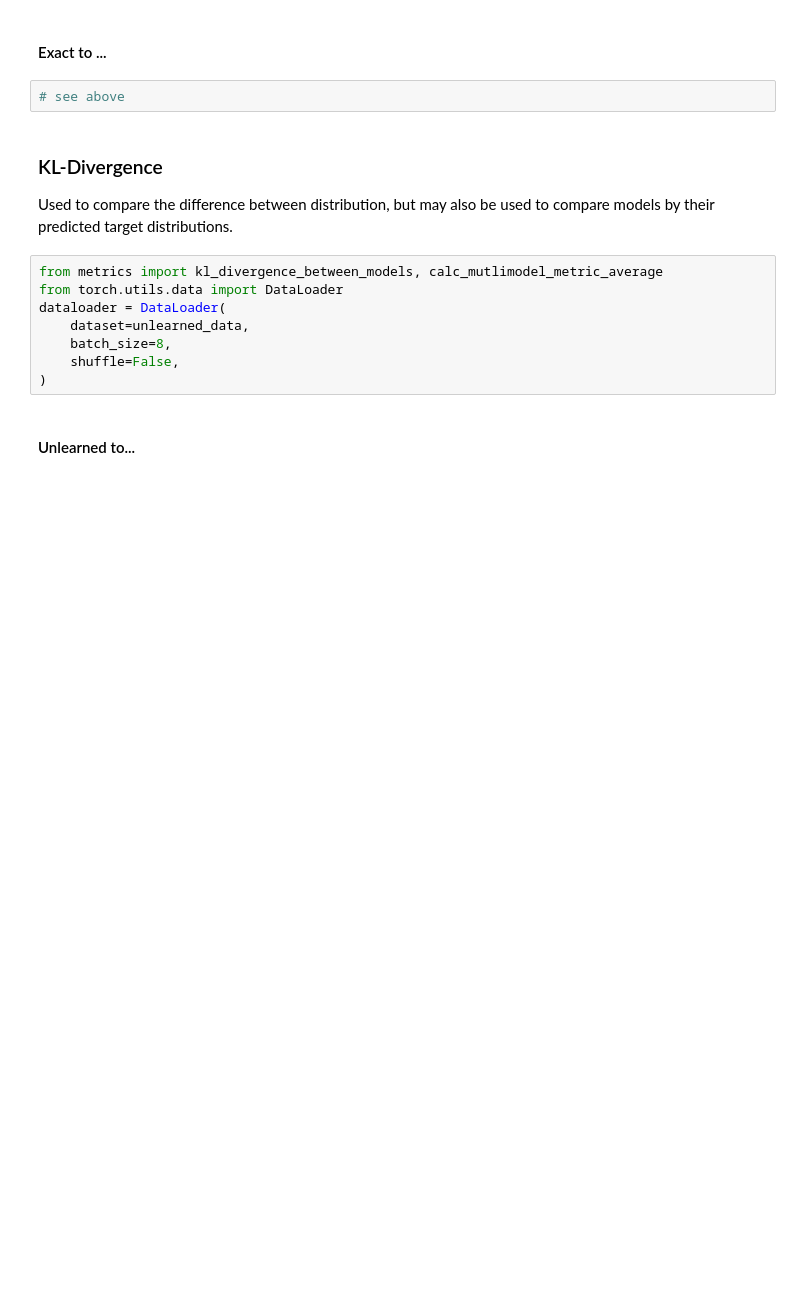
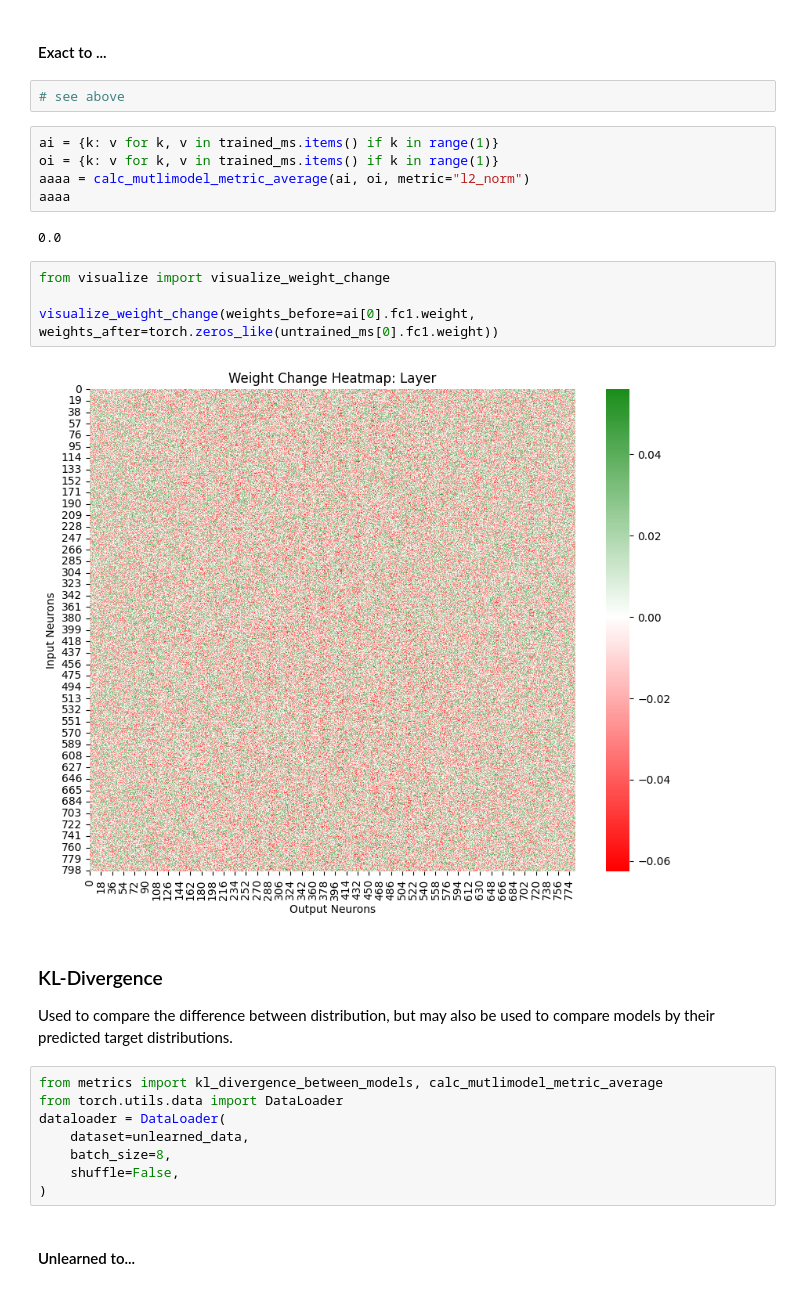
Before and after one commit to MoraiT01/study_on_unlearning, a Jupyter notebook: notebooks/network_compare.ipynb, the cells around one changed output. Drawn from its saved outputs; the diff is of its cells as text; blank space fills up the shorter version.

```diff
--- a/notebooks/network_compare.ipynb
+++ b/notebooks/network_compare.ipynb
@@ -241,6 +245,19 @@ a21
 #### Exact to ...
 # %%
 # see above
+# %%
+ai = {k: v for k, v in trained_ms.items() if k in range(1)}
+oi = {k: v for k, v in trained_ms.items() if k in range(1)}
+aaaa = calc_mutlimodel_metric_average(ai, oi, metric="l2_norm")
+aaaa
+# %% [output]
+0.0
+# %%
+from visualize import visualize_weight_change
+
+visualize_weight_change(weights_before=ai[0].fc1.weight, weights_after=torch.zeros_like(untrained_ms[0].fc1.weight))
+# %% [output]
+[figure, added]
 # %% [markdown]
 ### KL-Divergence
 
```
Also changed, not shown: parts of 1 cell of this notebook, 5 other files.
